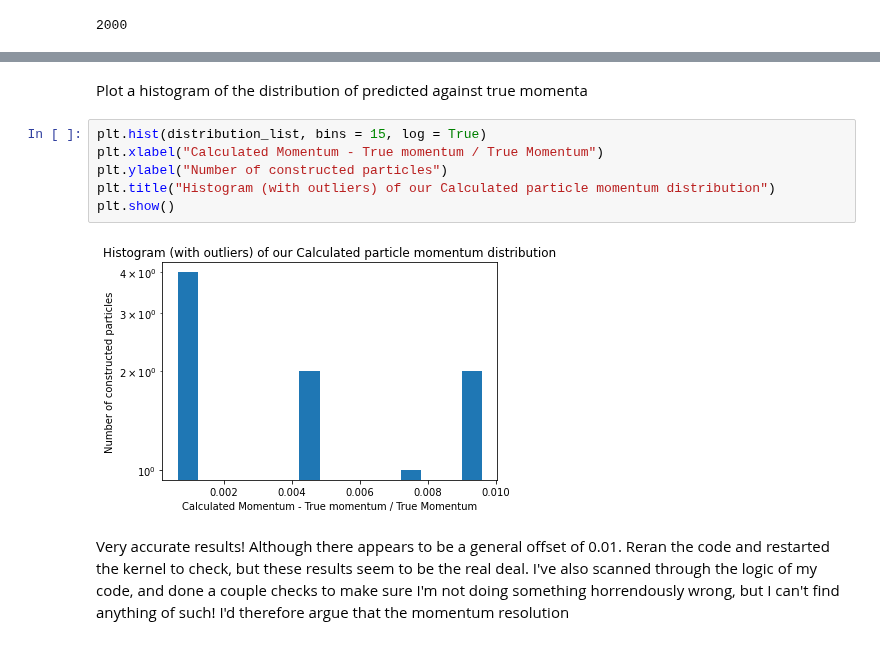
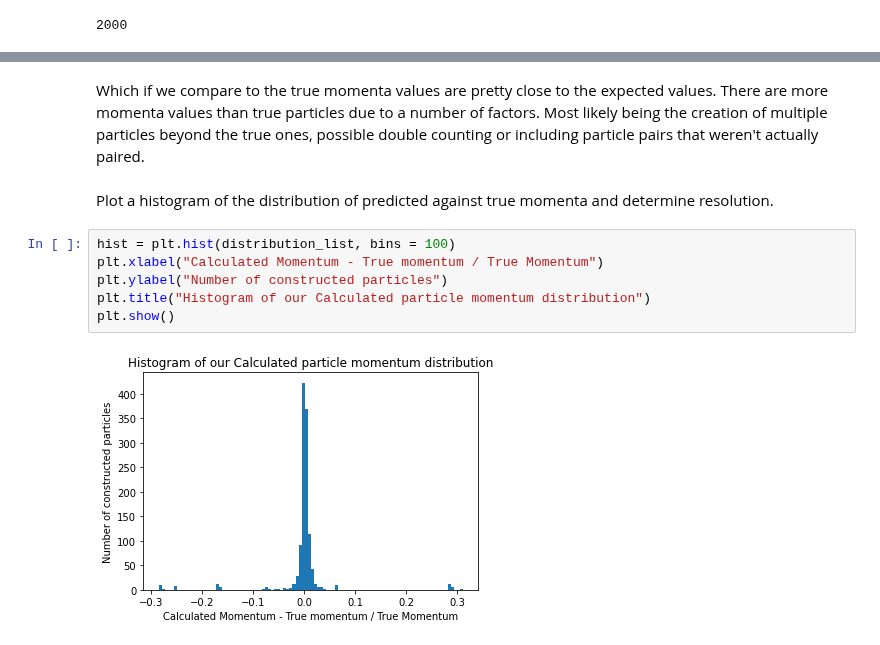
Before and after one commit to CasperMcTavish/DAML, a Jupyter notebook: CP11-Geantless/CP11-WAITON-S1739002.ipynb, the cells around one changed output, grey strips where cells are left out. Cells and saved outputs as stored; diff of their text form.

```diff
--- a/CP11-Geantless/CP11-WAITON-S1739002.ipynb
+++ b/CP11-Geantless/CP11-WAITON-S1739002.ipynb
@@ -252,12 +288,13 @@ print(mom_list[:10])
+# %% [markdown]
+Which if we compare to the true momenta values are pretty close to the expected values.
+There are more momenta values than true particles due to a number of factors. Most likely being the creation of multiple particles beyond the true ones, possible double counting or including particle pairs that weren't actually paired.
 # %% [markdown]
-Plot a histogram of the distribution of predicted against true momenta
+Plot a histogram of the distribution of predicted against true momenta and determine resolution.
 # %%
-plt.hist(distribution_list, bins = 15, log = True)
+hist = plt.hist(distribution_list, bins = 100)
 plt.xlabel("Calculated Momentum - True momentum / True Momentum")
 plt.ylabel("Number of constructed particles")
-plt.title("Histogram (with outliers) of our Calculated particle momentum distribution")
+plt.title("Histogram of our Calculated particle momentum distribution")
 plt.show()
 # %% [output]
-[figure, old version]
+[figure, new version]
-# %% [markdown]
-Very accurate results! Although there appears to be a general offset of 0.01. Reran the code and restarted the kernel to check, but these results seem to be the real deal. I've also scanned through the logic of my code, and done a couple checks to make sure I'm not doing something horrendously wrong, but I can't find anything of such! I'd therefore argue that the momentum resolution
```
Also changed, not shown: parts of 23 cells of this notebook, 3 other files.
